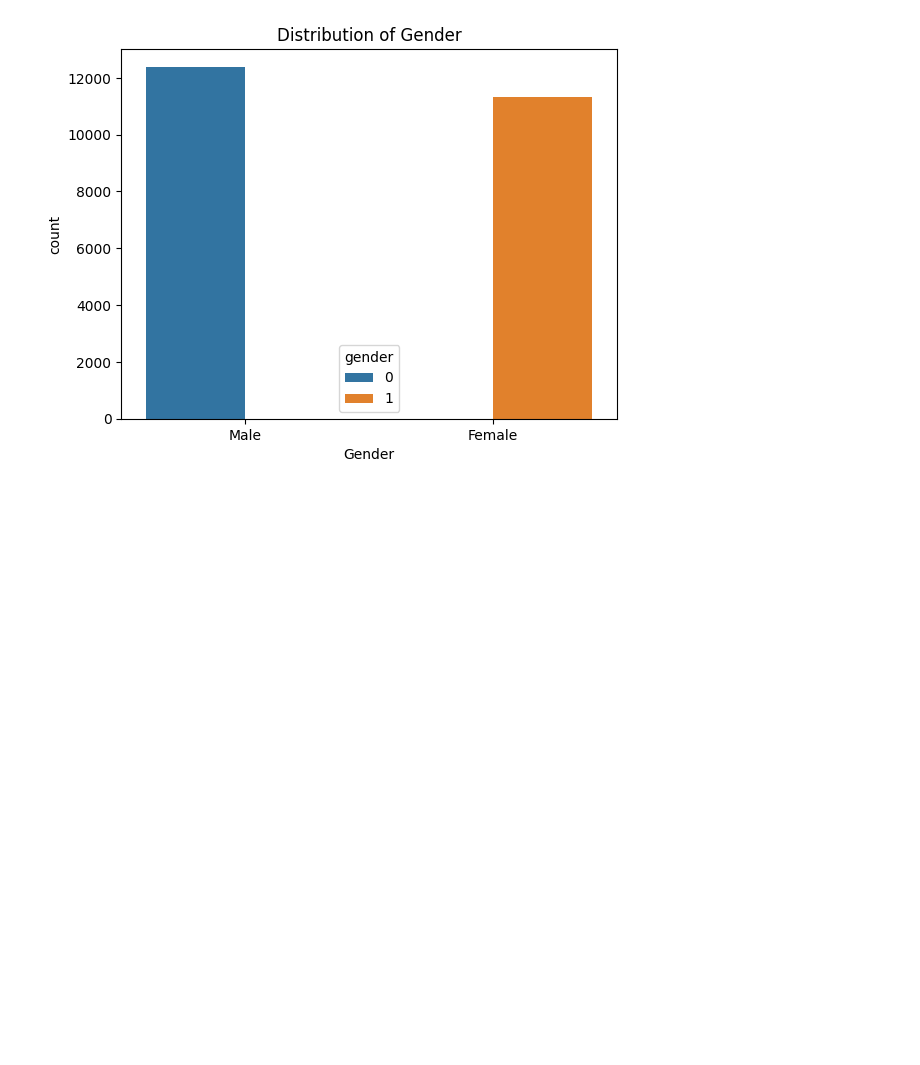
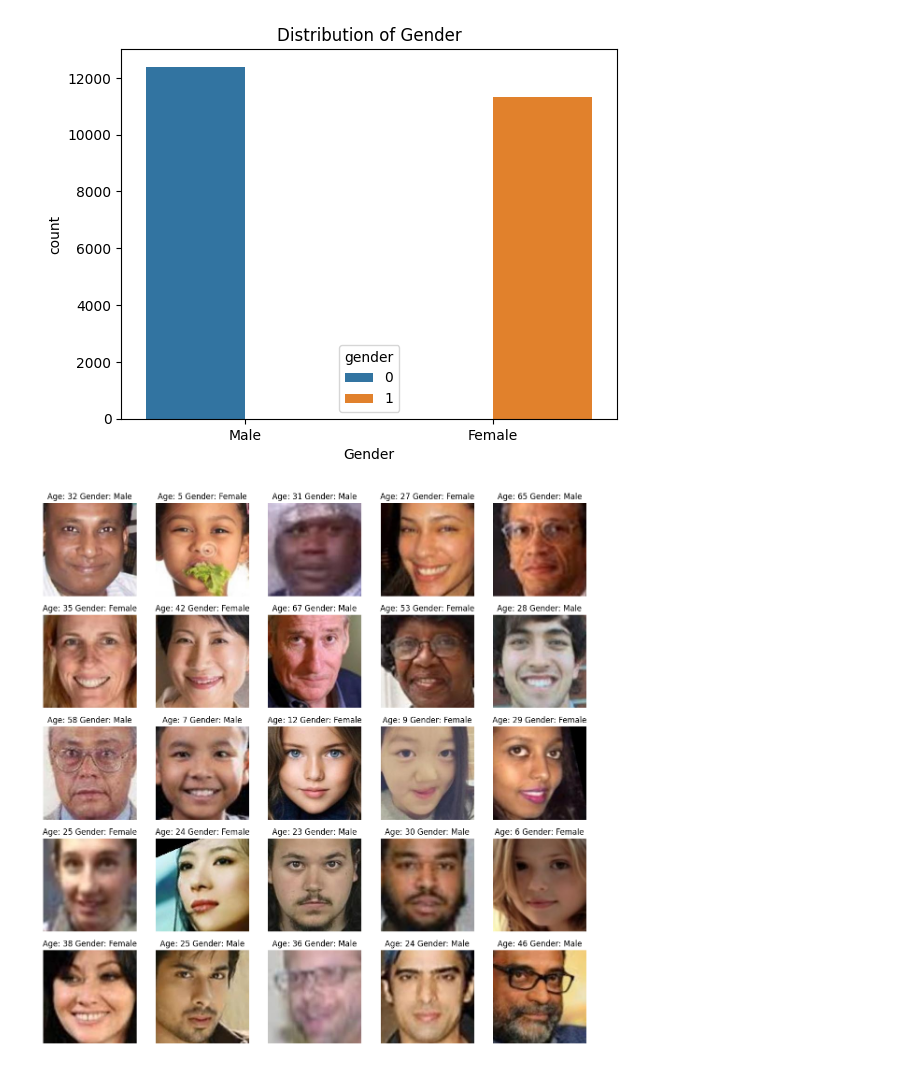
Before and after one commit to Aayush3014/Gender-and-Age-Detection, a Jupyter notebook: Gender-and-Age-Detection.ipynb, the cells around one changed output. Drawn from its saved outputs; the diff is of its cells as text; code cells hidden in the pictures; blank space fills up the shorter version.

Commit message:
display the grid of first 25 images

```diff
--- a/Gender-and-Age-Detection.ipynb
+++ b/Gender-and-Age-Detection.ipynb
@@ -114,3 +114,17 @@ plt.title("Distribution of Gender")
 # %% [output]
 Text(0.5, 1.0, 'Distribution of Gender')
 [figure]
+# %%
+# to display grid of images
+plt.figure(figsize=(15, 15))
+files = df.iloc[0:25]
+
+for index, file, age, gender in files.itertuples():
+    plt.subplot(5, 5, index+1)
+    img = load_img(file)
+    img = np.array(img)
+    plt.imshow(img)
+    plt.title(f"Age: {age} Gender: {gender_dict[gender]}")
+    plt.axis('off')
+# %% [output]
+[figure, added]
```
